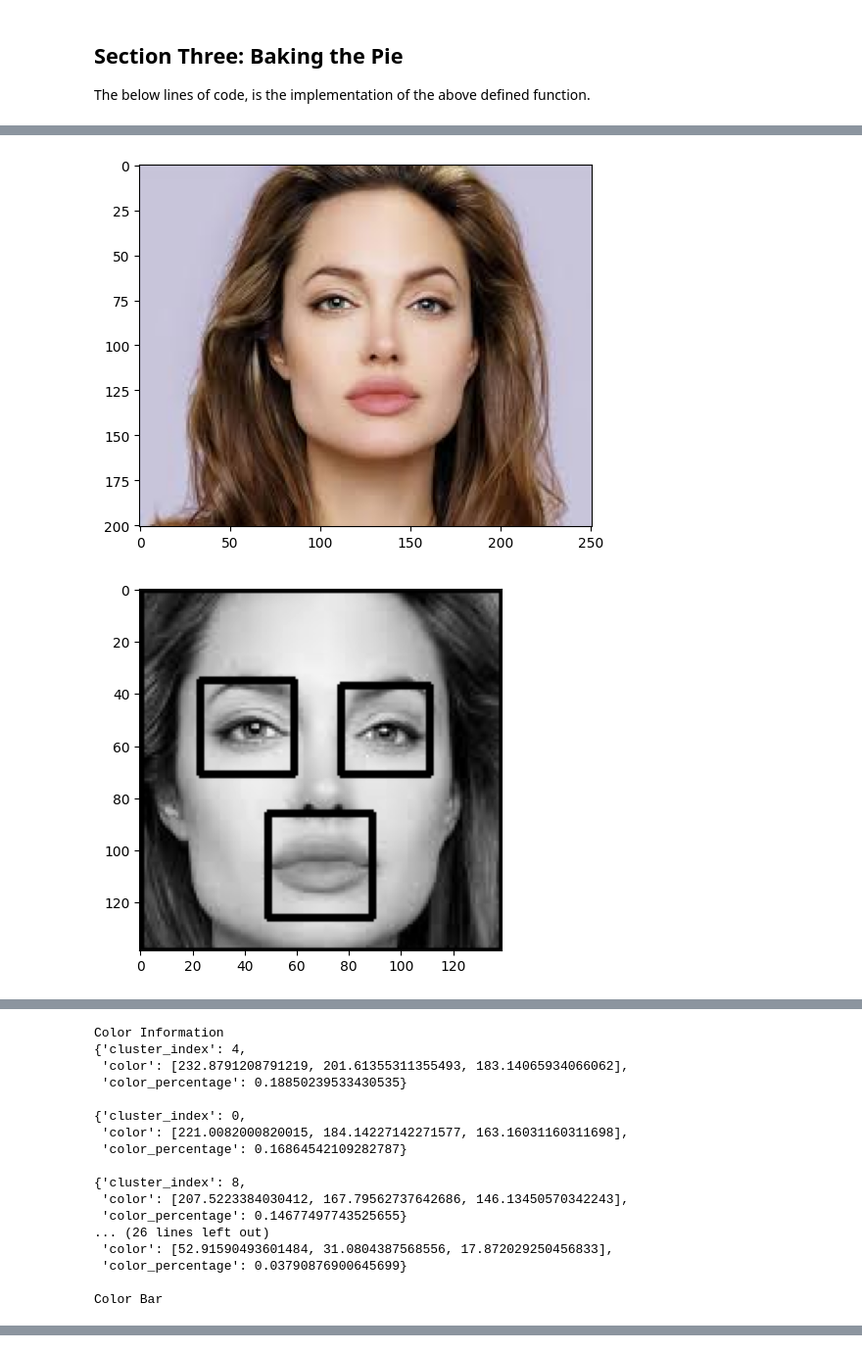
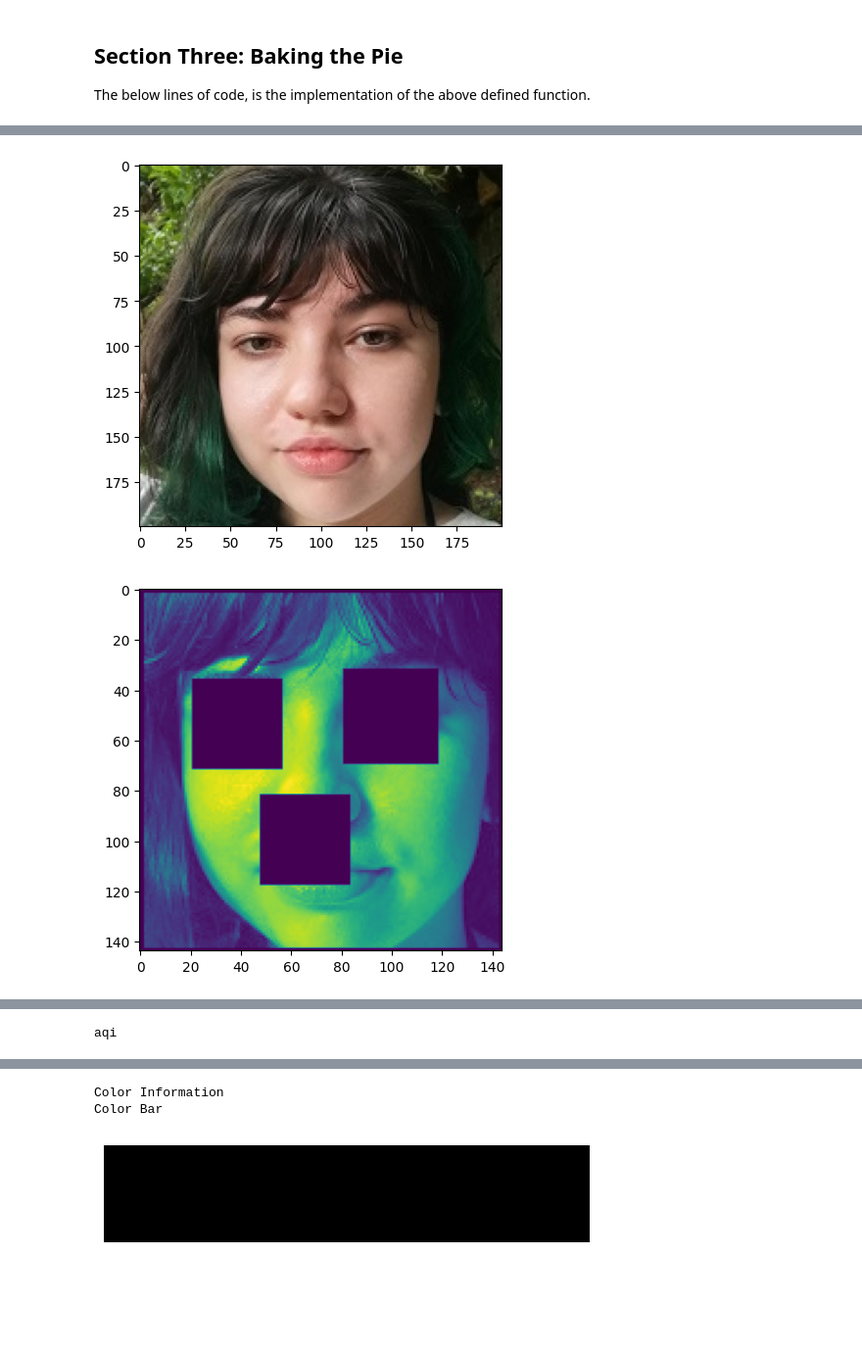
Before and after one commit to vittoria-thomasini/Extract_skintone_image, a Jupyter notebook: Extract_Skin_Tone_from_an_Image.ipynb, the cells around one changed output, grey strips where cells are left out. Shown at 98% size. Saved outputs shown, nothing was run; the diff lists cells and outputs as text; code cells hidden in the pictures; blank space fills up the shorter version.

```diff
--- a/Extract_Skin_Tone_from_an_Image.ipynb
+++ b/Extract_Skin_Tone_from_an_Image.ipynb
@@ -58,11 +58,12 @@ lab(14.61, 1.482, 3.525)
 def extractSkin(image):
   # Taking a copy of the image
   img =  image.copy()
-  img =  imutils.url_to_image("https://raw.githubusercontent.com/vittoria-thomasini/Extract_skintone_image/main/jolie.jpg")
-  image =  img.copy()
 
+  mouth_xml = mouth_xml = r'/content/haarcascade_mcs_mouth.xml'
   face_detector = cv2.CascadeClassifier(cv2.data.haarcascades + 'haarcascade_frontalface_default.xml')
   eye_detector = cv2.CascadeClassifier(cv2.data.haarcascades + 'haarcascade_eye.xml')
+
+  mouth_detector = cv2.CascadeClassifier(mouth_xml)
 
   gray = cv2.cvtColor(img, cv2.COLOR_BGR2GRAY)
 
@@ -81,16 +82,26 @@ def extractSkin(image):
       # Detect eye
       eyes = eye_detector.detectMultiScale(roi_face)
       for (ex,ey,ew,eh) in eyes:
-          cv2.rectangle(roi_face,(ex,ey),(ex+ew,ey+eh),(0,255,0),2)
-      plt.imshow(roi_face, cmap='gray')
+          cv2.rectangle(roi_face,(ex,ey),(ex+ew,ey+eh),(0,0,0),-2)
+          roi_eye = roi_face[y:y+h, x:x+w]
+      mouth = mouth_detector.detectMultiScale(roi_eye)
+      for (x1,y1,w1,h1) in mouth:
+        cv2.rectangle(roi_eye,(ex,ey),(ex+ew,ey+eh),(0,0,0),-2)
+        roi_mouth = roi_eye[y:y+h, x:x+w]
+
+      plt.imshow(roi_face)
       plt.show()
 
       # Cropping an image
-      cropped_image = image[y:y+h, x:x+w]
+      cropped_image = roi_face[y:y+h, x:x+w]
       # cropped_image = cv2.cvtColor(cropped_image, cv2.COLOR_BGR2RGB)
       # # plt.imshow(cropped_image)
-
-  img =  cv2.cvtColor(cropped_image,cv2.COLOR_BGR2HSV)
+  test = cv2.cvtColor(cropped_image,cv2.COLOR_GRAY2BGR);
+  plt.imshow(test)
+  plt.show()
+  img =  cv2.cvtColor(test,cv2.COLOR_BGR2HSV)
+  plt.imshow(img)
+  plt.show()
   # plt.imshow(img)
   # Defining HSV Threadholds
   lower_threshold = np.array([0, 48, 80], dtype=np.uint8)
@@ -105,7 +116,9 @@ def extractSkin(image):
 
     # # Extracting skin from the threshold mask
   skin  =  cv2.bitwise_and(img,img,mask=skinMask)
+  print('aqi')
   plt.imshow(skin)
+  plt.show()
   # Return the Skin image
   return cv2.cvtColor(skin,cv2.COLOR_HSV2BGR)
 # %% [markdown]
@@ -425,40 +494,36 @@ import dlib
 
 # Get Image from URL. If you want to upload an image file and use that comment the below code and replace with  image=cv2.imread("FILE_NAME")
 #
-image =  imutils.url_to_image("https://raw.githubusercontent.com/vittoria-thomasini/Extract_skintone_image/main/jolie.jpg")
+image =  imutils.url_to_image("https://raw.githubusercontent.com/vittoria-thomasini/Extract_skintone_image/main/vittoria.jpeg")
 face = extractContour(image)
 # plt.imshow(face, cmap='gray')
 # plt.show()
 
 # #Show image
 plt.imshow(cv2.cvtColor(image,cv2.COLOR_BGR2RGB))
 plt.show()
 
 
 
 # Apply Skin Mask
 skin = extractSkin(image)
-
-
-# plt.imshow(cv2.cvtColor(skin,cv2.COLOR_BGR2RGB))
-# plt.show()
 
 
 # Find the dominant color. Default is 1 , pass the parameter 'number_of_colors=N' where N is the specified number of colors
 dominantColors = extractDominantColor(skin,hasThresholding=True)
 
 
 #Show in the dominant color information
 print("Color Information")
 prety_print_data(dominantColors)
 
 
 #Show in the dominant color as bar
 print("Color Bar")
 colour_bar = plotColorBar(dominantColors)
 plt.axis("off")
 plt.imshow(colour_bar)
 plt.show()
 # %% [output]
-[figure, old version]
+[figure, new version]
-[figure, old version]
+[figure, new version]
@@ -465,17 +532 @@ plt.show()
-Color Information
-{'cluster_index': 4,
- 'color': [232.8791208791219, 201.61355311355493, 183.14065934066062],
- 'color_percentage': 0.18850239533430535}
-
-{'cluster_index': 0,
- 'color': [221.0082000820015, 184.14227142271577, 163.16031160311698],
- 'color_percentage': 0.16864542109282787}
-
-{'cluster_index': 8,
- 'color': [207.5223384030412, 167.79562737642686, 146.13450570342243],
- 'color_percentage': 0.14677497743525655}
-... (26 lines left out)
- 'color': [52.91590493601484, 31.0804387568556, 17.872029250456833],
- 'color_percentage': 0.03790876900645699}
-
-Color Bar
+aqi
@@ -482,0 +534,3 @@ Color Bar
+Color Information
+Color Bar
+[figure, added]
```
Also changed, not shown: parts of 4 cells of this notebook.
